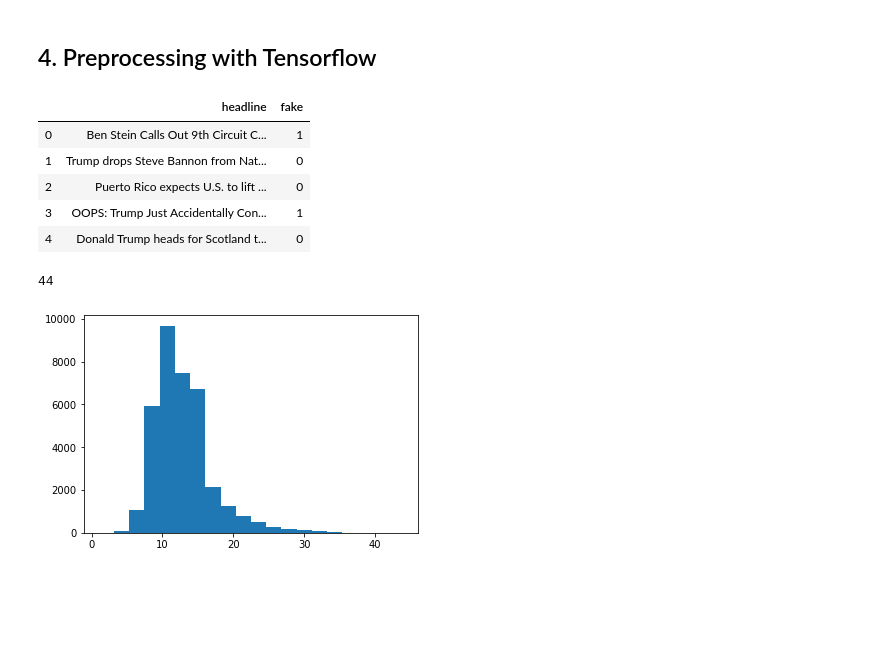
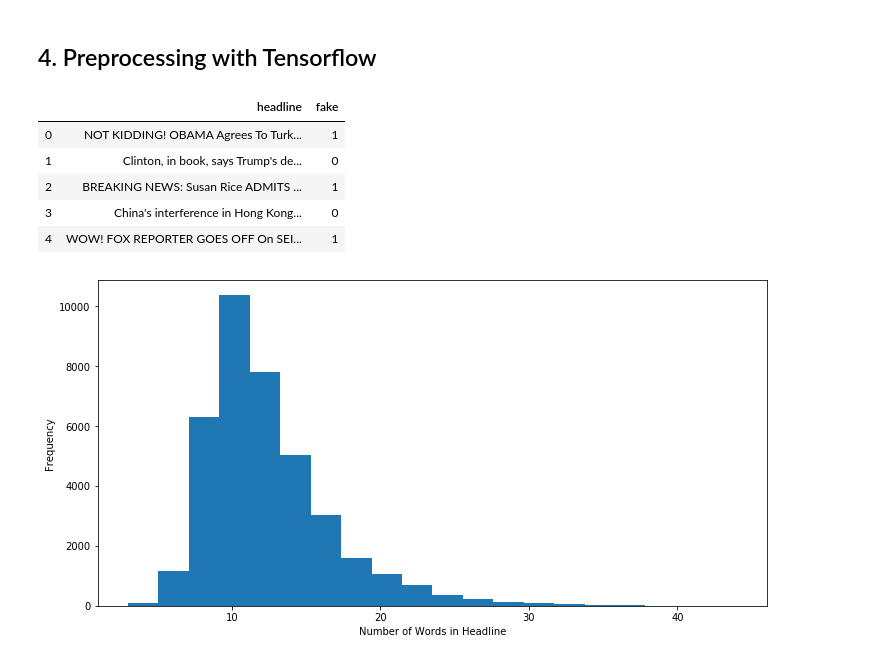
Before and after one commit to ravimalde/fake_news_classifier, a Jupyter notebook: fake_news.ipynb, the cells around one changed output. Saved outputs shown, nothing was run; the diff lists cells and outputs as text; code cells hidden in the pictures; blank space fills up the shorter version.

```diff
--- a/fake_news.ipynb
+++ b/fake_news.ipynb
@@ -202,17 +348,15 @@ clf.score(X_test, y_test)
 # %%
 df2 = pd.read_csv('data/data_cleaned.csv')
 df2.drop(columns='Unnamed: 0', inplace=True)
-# %%
-df2 = df2.loc[df2['headline'] != '']
 # %%
 df2.head()
 # %% [output]
 |  | headline | fake |
-| 0 | Ben Stein Calls Out 9th Circuit C... | 1 |
-| 1 | Trump drops Steve Bannon from Nat... | 0 |
-| 2 | Puerto Rico expects U.S. to lift ... | 0 |
-| 3 | OOPS: Trump Just Accidentally Con... | 1 |
-| 4 | Donald Trump heads for Scotland t... | 0 |
+| 0 | NOT KIDDING! OBAMA Agrees To Turk... | 1 |
+| 1 | Clinton, in book, says Trump's de... | 0 |
+| 2 | BREAKING NEWS: Susan Rice ADMITS ... | 1 |
+| 3 | China's interference in Hong Kong... | 0 |
+| 4 | WOW! FOX REPORTER GOES OFF On SEI... | 1 |
 # %%
 X_train, X_test, y_train, y_test = train_test_split(df2['headline'].values, df2['fake'].values, test_size=0.1)
 # %%
@@ -228,14 +373,13 @@ max_length = max([len(x) for x in X_train])
-# %%
-max_length
-# %% [output]
-44
 # %%
 lengths = [len(x) for x in X_train]
 # %%
+plt.figure(figsize=(12,6))
 plt.hist(lengths, bins=20)
+plt.xlabel('Number of Words in Headline')
+plt.ylabel('Frequency')
 plt.show()
 # %% [output]
-[figure, old version]
+[figure, new version]
 # %%
 X_train = pad_sequences(X_train, padding='post', truncating='post', maxlen=20)
 # %%
```
Also changed, not shown: parts of 71 cells of this notebook, 7 other files.
